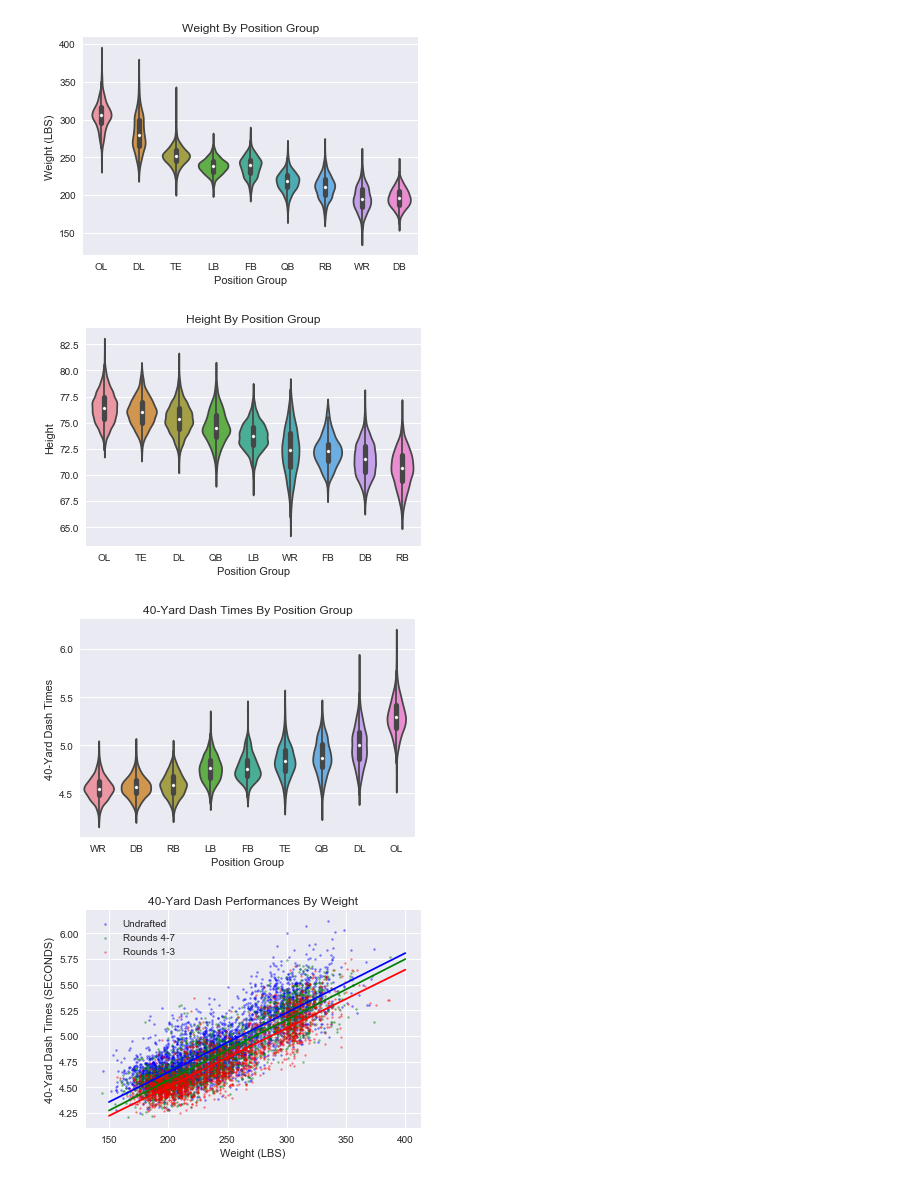
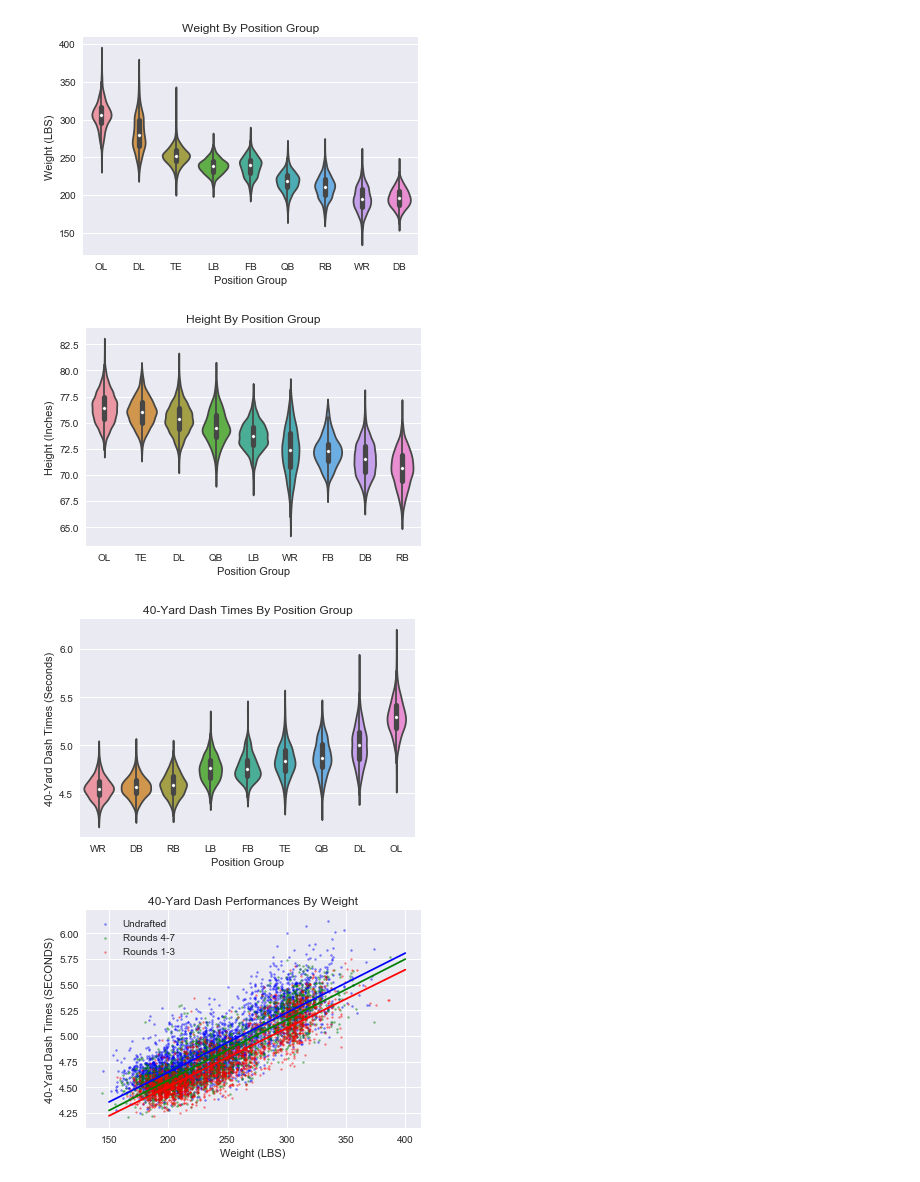
Before and after one commit to pdkim1208/Springboard, a Jupyter notebook: CapstoneProject1.ipynb, the cells around one changed output. Saved outputs shown, nothing was run; the diff lists cells and outputs as text; code cells hidden in the pictures.

```diff
--- a/CapstoneProject1.ipynb
+++ b/CapstoneProject1.ipynb
@@ -147,23 +147,23 @@ Height_df_pos = Height_df_pos[Height_df_pos['Height'] != 64.9]
 sns.set()
 _ = sns.violinplot('Pos', 'Height', data = Height_df_pos, order = ['OL', 'TE', 'DL', 'QB', 'LB', 'WR', 'FB', 'DB', 'RB'])
 _ = plt.xlabel('Position Group')
-_ = plt.ylabel('Height')
+_ = plt.ylabel('Height (Inches)')
 _ = plt.title('Height By Position Group')
 _ = plt.show()
 # %% [output]
-[figure, old version]
+[figure, new version]
 # %%
 #Create a violinplot for 40 Yard dash times, grouped by position
 forty_yard_df_pos = df_joined[['Pos', '40_Yard']].dropna()
 
 sns.set()
 _ = sns.violinplot('Pos', '40_Yard', data = forty_yard_df_pos, order = ['WR', 'DB', 'RB', 'LB', 'FB', 'TE', 'QB', 'DL', 'OL'])
 _ = plt.xlabel('Position Group')
-_ = plt.ylabel('40-Yard Dash Times')
+_ = plt.ylabel('40-Yard Dash Times (Seconds)')
 _ = plt.title('40-Yard Dash Times By Position Group')
 _ = plt.show()
 # %% [output]
-[figure, old version]
+[figure, new version]
 # %%
 #Create a scatterplot of 40 yard dash times against weight, split by Round dimension (Undrafted, Rounds 4-7, Rounds 1-3)
 
```
Also changed, not shown: parts of 5 cells of this notebook.
